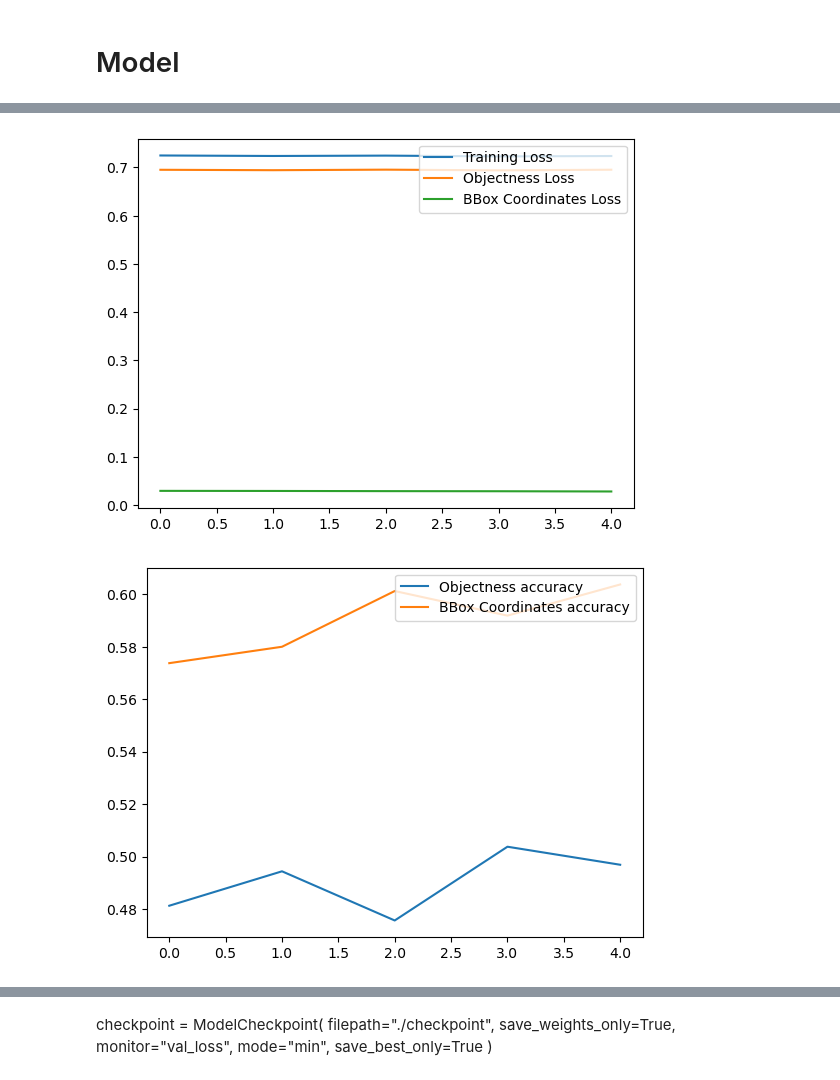
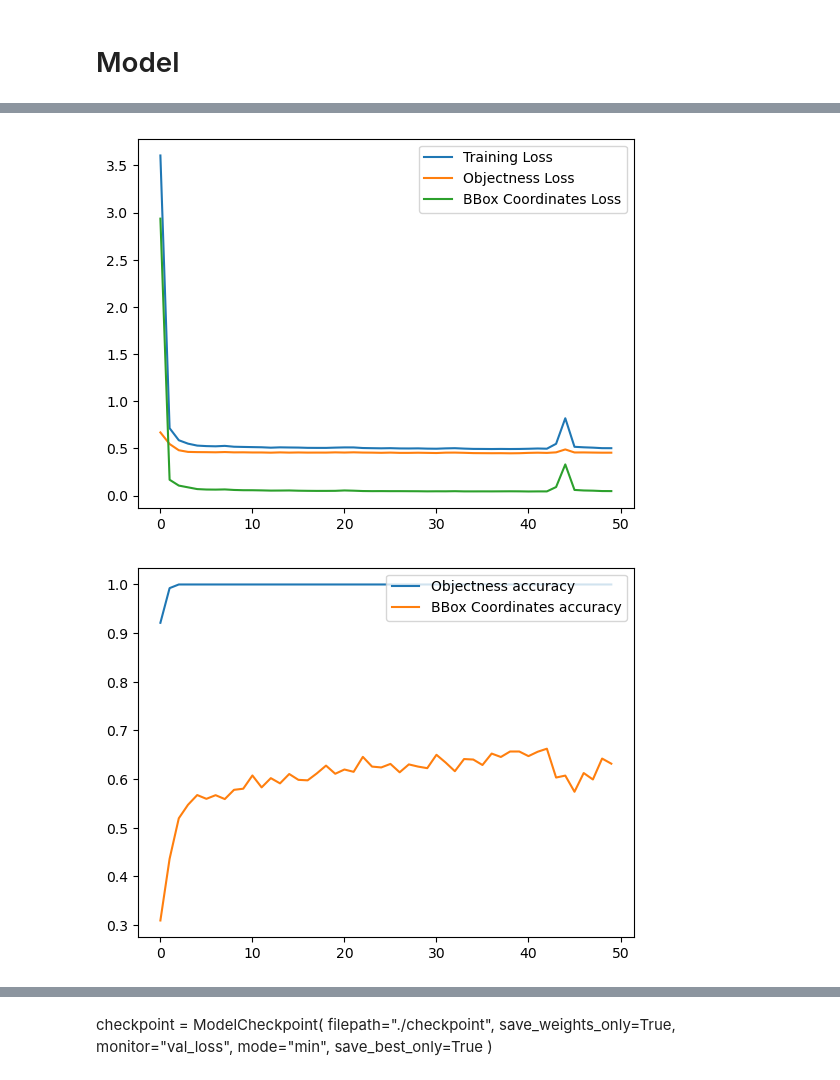
Before and after one commit to ipiriyan2002/Multi-modal-Information-extraction-on-product-images-from-auction-websites, a Jupyter notebook: Region_Detection_CORD.ipynb, the cells around one changed output, grey strips where cells are left out. Saved outputs shown, nothing was run; the diff lists cells and outputs as text; code cells hidden in the pictures.

```diff
--- a/Region_Detection_CORD.ipynb
+++ b/Region_Detection_CORD.ipynb
@@ -331,20 +458,15 @@ vgg16_model = VGG16(weights="imagenet", include_top=False, input_tensor=input_la
 # %%
-# Defining the region proposal layer
-x = vgg16_model.output
-x = Conv2D(512, (3, 3), padding='same', activation='relu')(x)
-x = MaxPooling2D()(x)
-x = Flatten()(x)
-x = Dense(1024, activation='relu')(x)
-x = Dropout(0.5)(x)
+def train(save_path, dataset):
+    model = getModel()
 
-# Defining the output layers for the objectness score and the bounding box coordinates
-objectness = Dense(1, activation='sigmoid', name='objectness')(x)
-bbox_coords = Dense(4, activation='linear', name='bbox_coords')(x)
+    callback_cp = tf.keras.callbacks.ModelCheckpoint(
+        filepath=save_path, verbose=1, save_weights_only=True,
+        save_freq= "epoch")
 
-# Create the RPN model
-model = keras.Model(inputs=input_layer, outputs=[objectness, bbox_coords])
+    train_history = model.fit(dataset, batch_size=BATCH, callbacks = [callback_cp], epochs=EPOCHS)
 
-# Compile the model
-model.compile(optimizer='adam', loss=['binary_crossentropy', 'mse'], metrics=['accuracy'])
+    return model, train_history
+# %%
+save_path = "./Saved Model/Dense Object Detection Approach2-Prices/"
 # %%
-model.summary()
+model, history = train(save_path, training_dataset)
@@ -382,18 +473,18 @@ Epoch 5/5
 # %%
-epochs_range = range(5)
+epochs_range = range(EPOCHS)
 
-plt.plot(epochs_range, history2.history["loss"], label='Training Loss')
-plt.plot(epochs_range, history2.history["objectness_loss"], label='Objectness Loss')
-plt.plot(epochs_range, history2.history["bbox_coords_loss"], label='BBox Coordinates Loss')
+plt.plot(epochs_range, history.history["loss"], label='Training Loss')
+plt.plot(epochs_range, history.history["objectness_loss"], label='Objectness Loss')
+plt.plot(epochs_range, history.history["bbox_Coordinates_loss"], label='BBox Coordinates Loss')
 plt.legend(loc='upper right')
 plt.show()
 # %% [output]
-[figure, old version]
+[figure, new version]
 # %%
-plt.plot(epochs_range, history2.history["objectness_accuracy"], label='Objectness accuracy')
-plt.plot(epochs_range, history2.history["bbox_coords_accuracy"], label='BBox Coordinates accuracy')
+plt.plot(epochs_range, history.history["objectness_accuracy"], label='Objectness accuracy')
+plt.plot(epochs_range, history.history["bbox_Coordinates_accuracy"], label='BBox Coordinates accuracy')
 plt.legend(loc='upper right')
 plt.show()
 # %% [output]
-[figure, old version]
+[figure, new version]
 # %%
```
Also changed, not shown: parts of 37 cells of this notebook, 1 other file.
